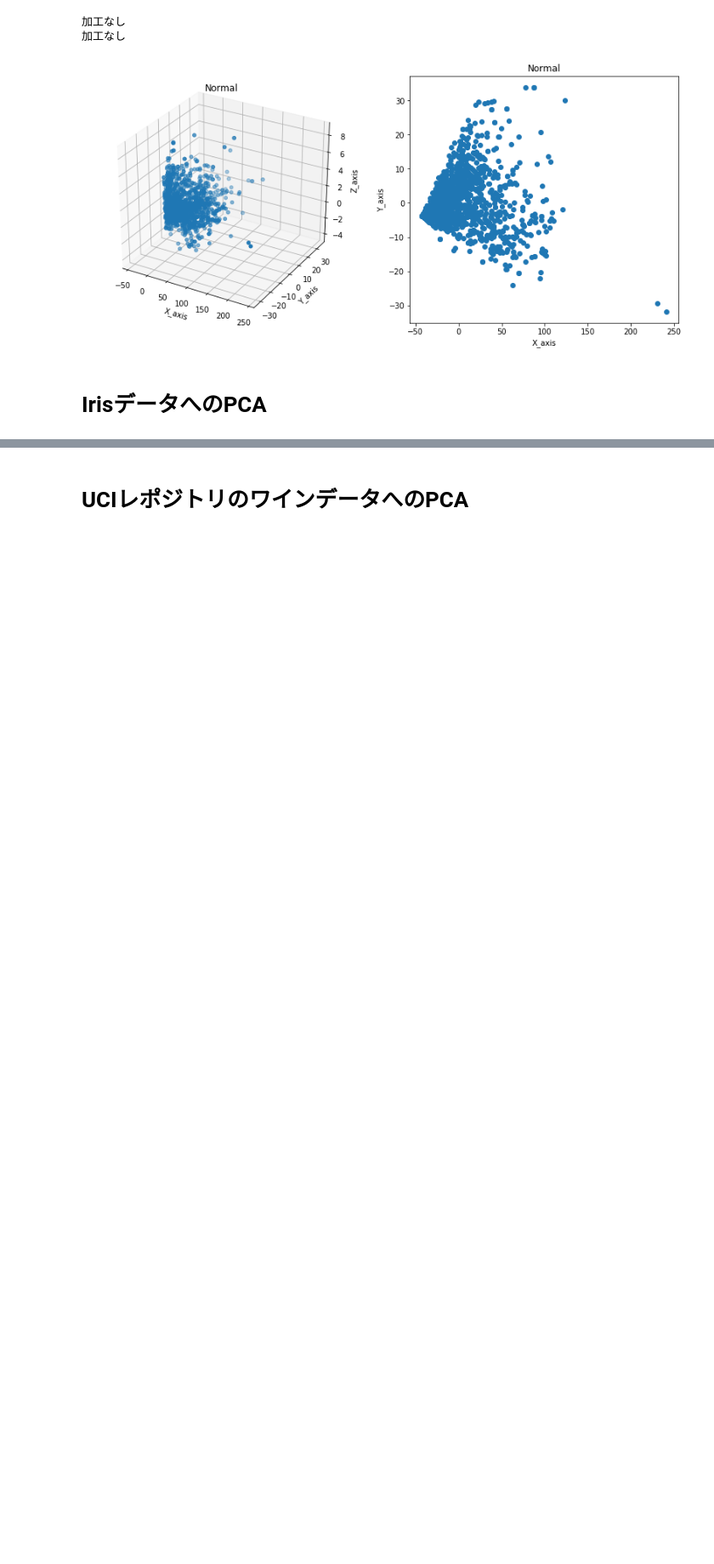
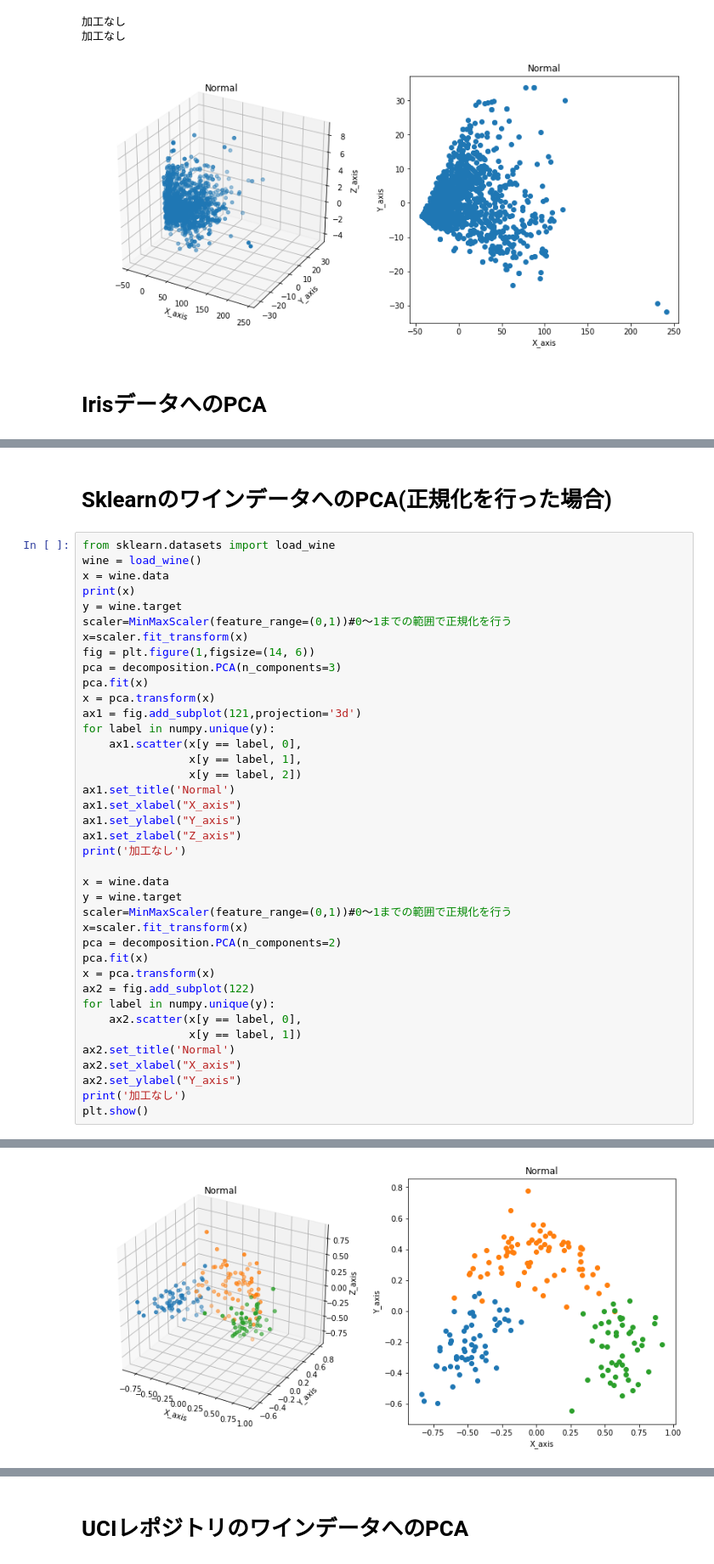
Before and after one commit to furukawa-laboratory/workout_report_2019, a Jupyter notebook: trainee/takano/WorkOut_Report/Preprocessing/Preprocessing.ipynb, the cells around one changed output, grey strips where cells are left out. Shown at 85% size. Drawn from its saved outputs; the diff is of its cells as text; blank space fills up the shorter version.

```diff
--- a/trainee/takano/WorkOut_Report/Preprocessing/Preprocessing.ipynb
+++ b/trainee/takano/WorkOut_Report/Preprocessing/Preprocessing.ipynb
@@ -315,0 +433,42 @@ Automatically created module for IPython interactive environment
+# %% [markdown]
+# SklearnのワインデータへのPCA(正規化を行った場合)
+# %%
+from sklearn.datasets import load_wine
+wine = load_wine()
+x = wine.data
+print(x)
+y = wine.target
+scaler=MinMaxScaler(feature_range=(0,1))#0～1までの範囲で正規化を行う
+x=scaler.fit_transform(x)
+fig = plt.figure(1,figsize=(14, 6))
+pca = decomposition.PCA(n_components=3)
+pca.fit(x)
+x = pca.transform(x)
+ax1 = fig.add_subplot(121,projection='3d')
+for label in numpy.unique(y):
+    ax1.scatter(x[y == label, 0],
+                x[y == label, 1],
+                x[y == label, 2])
+ax1.set_title('Normal')
+ax1.set_xlabel("X_axis")
+ax1.set_ylabel("Y_axis")
+ax1.set_zlabel("Z_axis")
+print('加工なし')
+
+x = wine.data
+y = wine.target
+scaler=MinMaxScaler(feature_range=(0,1))#0～1までの範囲で正規化を行う
+x=scaler.fit_transform(x)
+pca = decomposition.PCA(n_components=2)
+pca.fit(x)
+x = pca.transform(x)
+ax2 = fig.add_subplot(122)
+for label in numpy.unique(y):
+    ax2.scatter(x[y == label, 0],
+                x[y == label, 1])
+ax2.set_title('Normal')
+ax2.set_xlabel("X_axis")
+ax2.set_ylabel("Y_axis")
+print('加工なし')
+plt.show()
+# %% [output]
@@ -315,0 +484 @@ Automatically created module for IPython interactive environment
+[figure, added]
```
Also changed, not shown: parts of 16 cells of this notebook.
